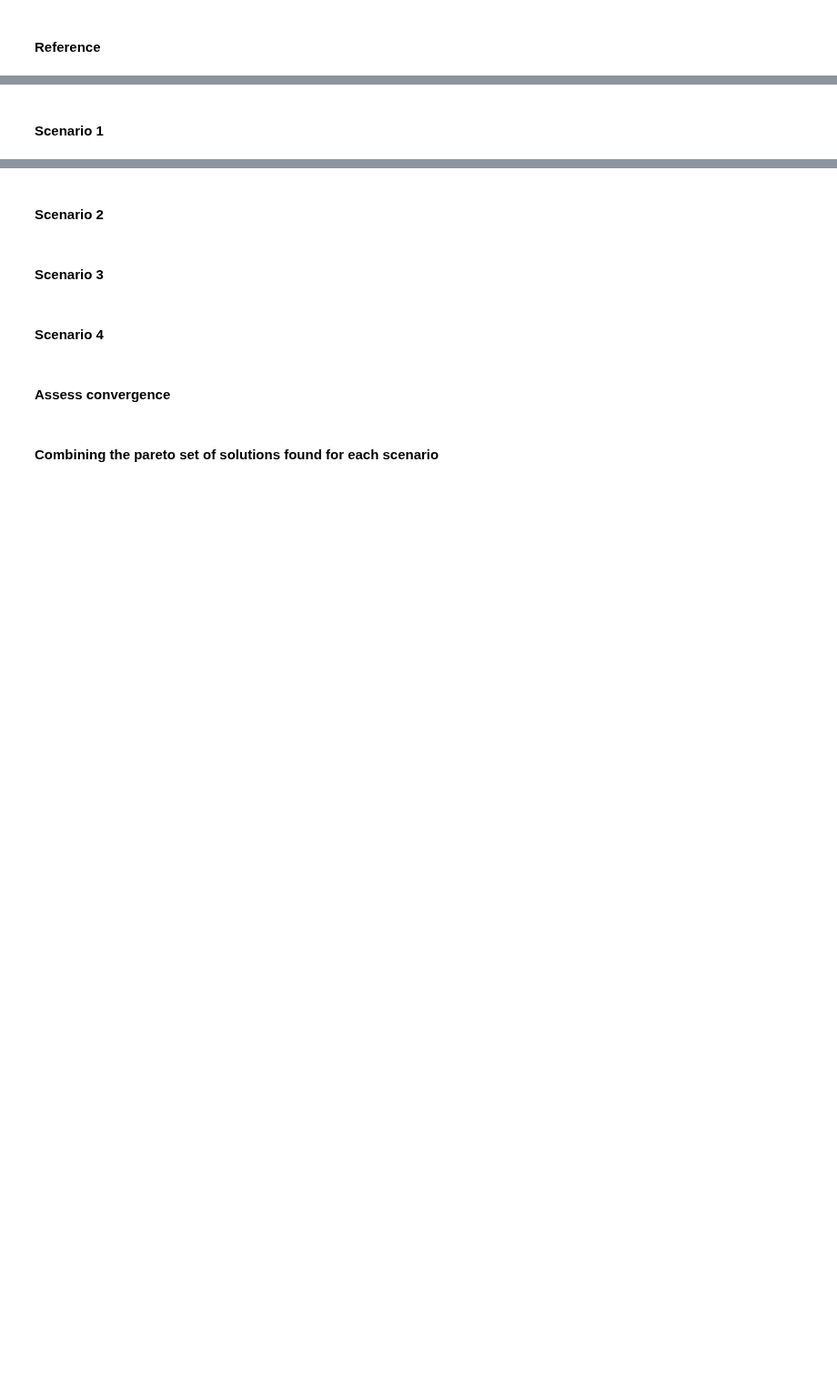
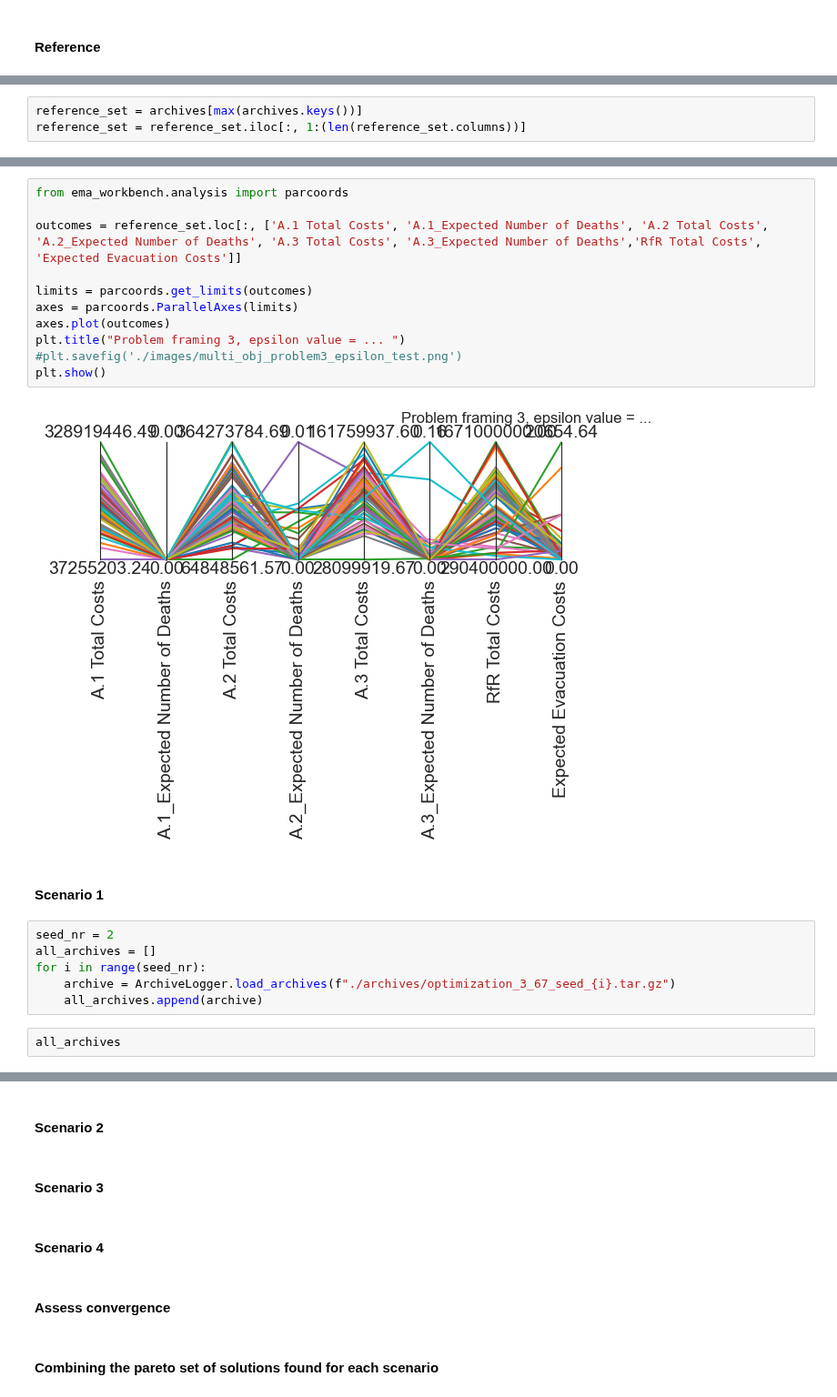
Before and after one commit to ndaswani1/EPA141A-labs, a Jupyter notebook: final assignment/dike_model_multi_scenario_MORDM.ipynb, the cells around one changed output, grey strips where cells are left out. Shown at 91% size. Saved outputs shown, nothing was run; the diff lists cells and outputs as text; blank space fills up the shorter version.

```diff
--- a/final assignment/dike_model_multi_scenario_MORDM.ipynb
+++ b/final assignment/dike_model_multi_scenario_MORDM.ipynb
@@ -362,0 +353,3 @@ results
+# %%
+reference_set = archives[max(archives.keys())]
+reference_set = reference_set.iloc[:, 1:(len(reference_set.columns))]
@@ -363,2 +372,23 @@ results
+# %%
+from ema_workbench.analysis import parcoords
+
+outcomes = reference_set.loc[:, ['A.1 Total Costs', 'A.1_Expected Number of Deaths', 'A.2 Total Costs', 'A.2_Expected Number of Deaths', 'A.3 Total Costs', 'A.3_Expected Number of Deaths','RfR Total Costs', 'Expected Evacuation Costs']]
+
+limits = parcoords.get_limits(outcomes)
+axes = parcoords.ParallelAxes(limits)
+axes.plot(outcomes)
+plt.title("Problem framing 3, epsilon value = ... ")
+#plt.savefig('./images/multi_obj_problem3_epsilon_test.png')
+plt.show()
+# %% [output]
+[figure, added]
 # %% [markdown]
 #### Scenario 1
+# %%
+seed_nr = 2
+all_archives = []
+for i in range(seed_nr):
+    archive = ArchiveLogger.load_archives(f"./archives/optimization_3_67_seed_{i}.tar.gz")
+    all_archives.append(archive)
+# %%
+all_archives
```
Also changed, not shown: parts of 13 cells of this notebook, 1 other file.
